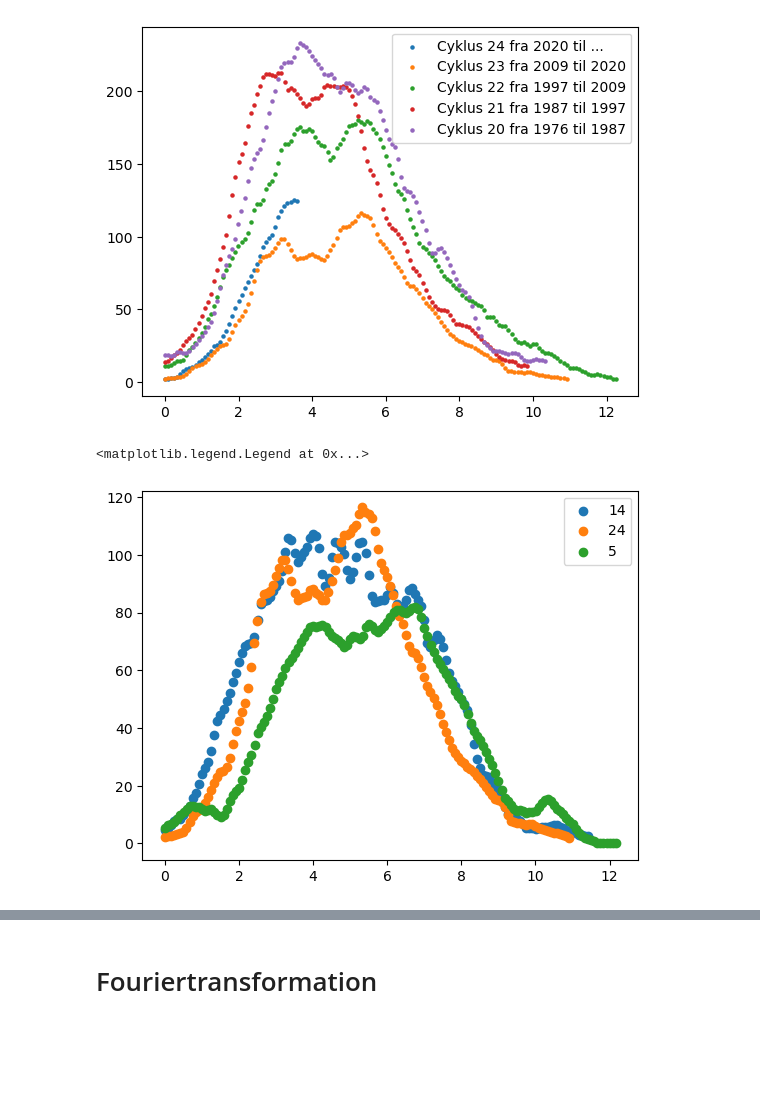
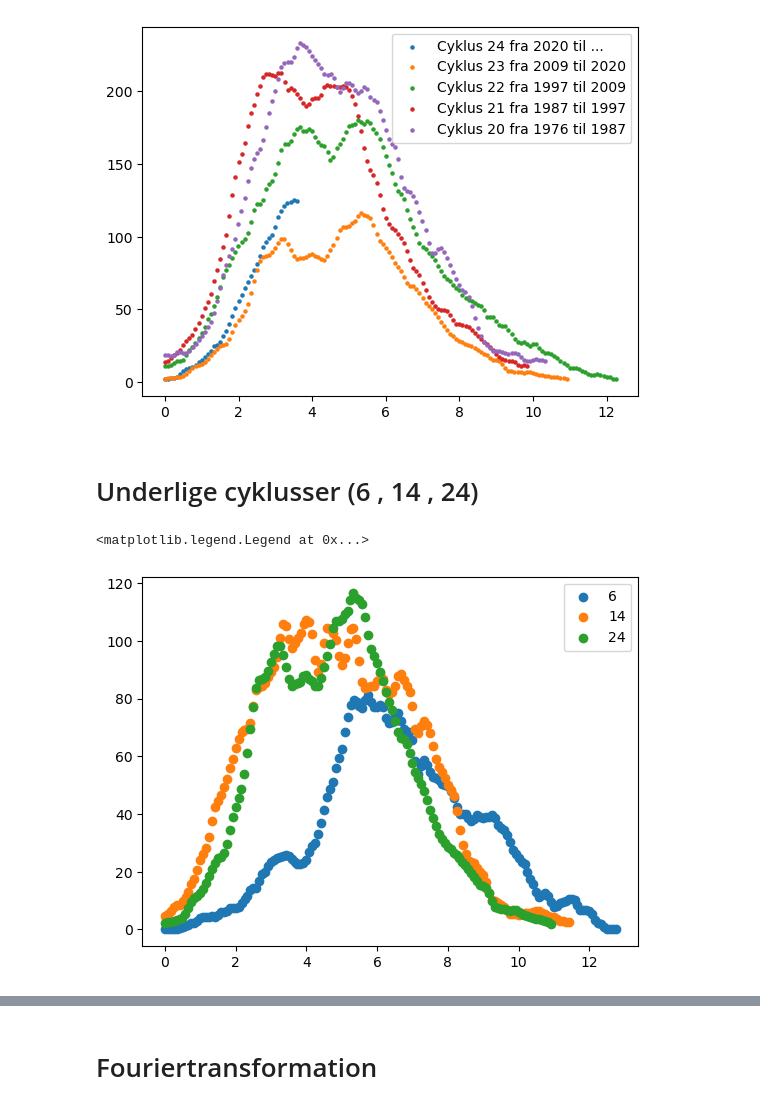
Before and after one commit to Focus9752/Solpletter_projekt, a Jupyter notebook: ok/Solpletanalyse.ipynb, the cells around one changed output, grey strips where cells are left out. Saved outputs shown, nothing was run; the diff lists cells and outputs as text; code cells hidden in the pictures; blank space fills up the shorter version.

```diff
--- a/ok/Solpletanalyse.ipynb
+++ b/ok/Solpletanalyse.ipynb
@@ -194,16 +194,18 @@ plt.legend()
 # %% [output]
 <matplotlib.legend.Legend at 0x...>
 [figure]
+# %% [markdown]
+# Underlige cyklusser (6 , 14 , 24)
 # %%
+plt.scatter(Cykler[5][0]-Cykler[5][0][0],Cykler[5][1], label='6')
 
 plt.scatter(Cykler[13][0]-Cykler[13][0][0],Cykler[13][1], label='14')
 
 plt.scatter(Cykler[23][0]-Cykler[23][0][0],Cykler[23][1], label='24')
 
-plt.scatter(Cykler[4][0]-Cykler[4][0][0],Cykler[4][1], label='5')
-
+#plt.scatter(Cykler[6][0]-Cykler[6][0][0],Cykler[6][1], label='7')
 plt.legend()
 # %% [output]
 <matplotlib.legend.Legend at 0x...>
-[figure, old version]
+[figure, new version]
 # %%
```
Also changed, not shown: parts of 2 cells of this notebook.
